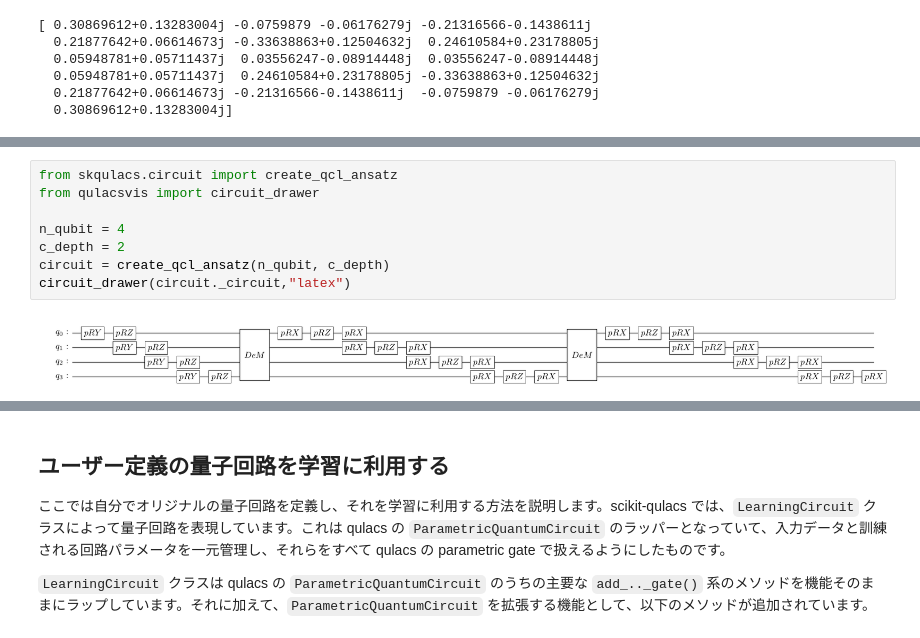
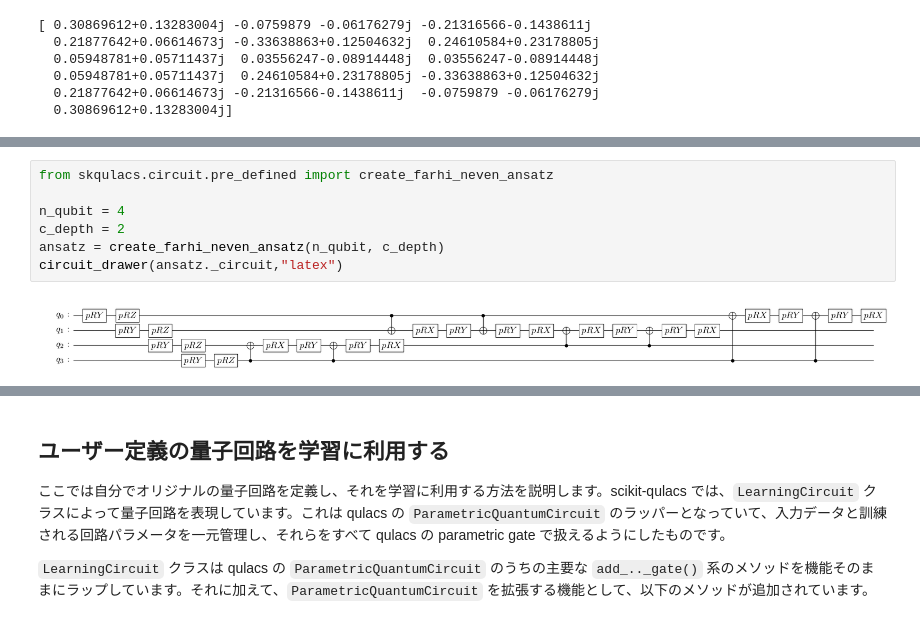
Before and after one commit to Qulacs-Osaka/scikit-qulacs, a Jupyter notebook: doc/source/notebooks/0_tutorial.ipynb, the cells around one changed output, grey strips where cells are left out. Drawn from its saved outputs; the diff is of its cells as text.

Commit message:
make circuit list

```diff
--- a/doc/source/notebooks/0_tutorial.ipynb
+++ b/doc/source/notebooks/0_tutorial.ipynb
@@ -275,10 +274,9 @@ n_qubitsやc_depthの値を通常の値にすると、文字がつぶれてし
 # %%
-from skqulacs.circuit import create_qcl_ansatz
-from qulacsvis import circuit_drawer
+from skqulacs.circuit.pre_defined import create_farhi_neven_ansatz
 
 n_qubit = 4
 c_depth = 2
-circuit = create_qcl_ansatz(n_qubit, c_depth)
-circuit_drawer(circuit._circuit,"latex")
+ansatz = create_farhi_neven_ansatz(n_qubit, c_depth)
+circuit_drawer(ansatz._circuit,"latex")
 # %% [output]
-[figure, old version]
+[figure, new version]
```
Also changed, not shown: parts of 4 cells of this notebook, 3 other files.
